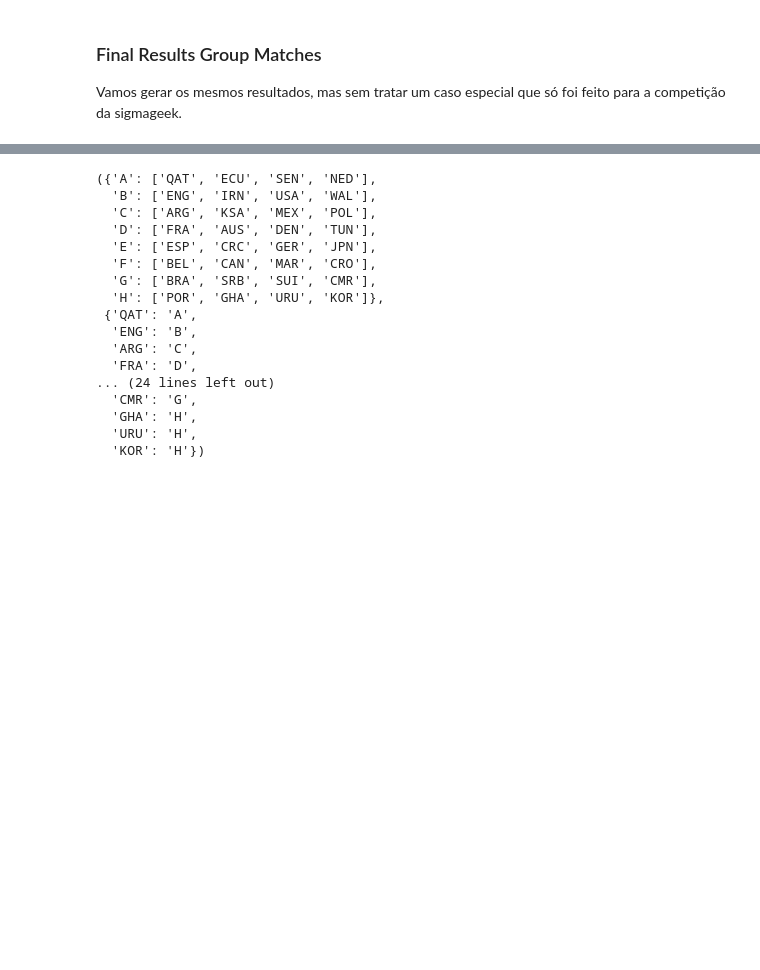
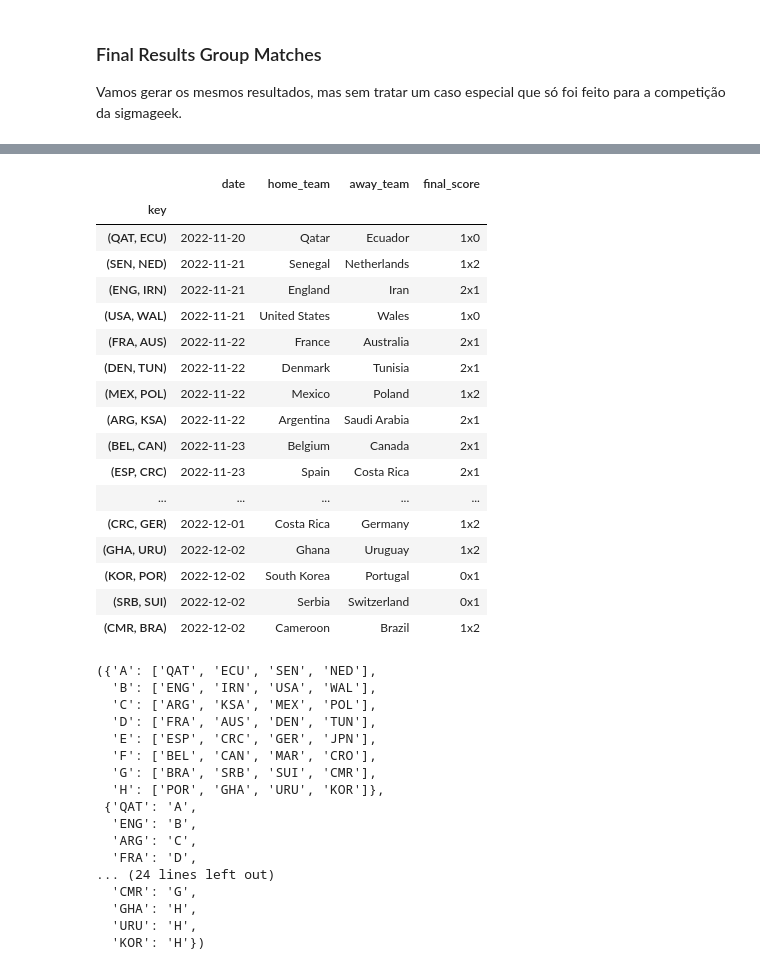
Before and after one commit to lgabs/copa22-forecast, a Jupyter notebook: code/model/Model GBDTs.ipynb, the cells around one changed output, grey strips where cells are left out. Cells and saved outputs as stored; diff of their text form; code cells hidden in the pictures; blank space fills up the shorter version.

```diff
--- a/code/model/Model GBDTs.ipynb
+++ b/code/model/Model GBDTs.ipynb
@@ -1279,6 +1279,27 @@ df_groupmatches_results
 | (KOR, POR) | 2022-12-02 | South Korea | Portugal | -1 | 1 | 1 | 0 | ... |
 | (SRB, SUI) | 2022-12-02 | Serbia | Switzerland | -1 | 1 | 1 | 0 | ... |
 | (CMR, BRA) | 2022-12-02 | Cameroon | Brazil | -1 | 1 | 2 | -1 | ... |
+# %%
+df_groupmatches_results[['date', 'home_team', 'away_team', 'final_score']]
+# %% [output]
+|  | date | home_team | away_team | final_score |
+| key |  |  |  |  |
+| (QAT, ECU) | 2022-11-20 | Qatar | Ecuador | 1x0 |
+| (SEN, NED) | 2022-11-21 | Senegal | Netherlands | 1x2 |
+| (ENG, IRN) | 2022-11-21 | England | Iran | 2x1 |
+| (USA, WAL) | 2022-11-21 | United States | Wales | 1x0 |
+| (FRA, AUS) | 2022-11-22 | France | Australia | 2x1 |
+| (DEN, TUN) | 2022-11-22 | Denmark | Tunisia | 2x1 |
+| (MEX, POL) | 2022-11-22 | Mexico | Poland | 1x2 |
+| (ARG, KSA) | 2022-11-22 | Argentina | Saudi Arabia | 2x1 |
+| (BEL, CAN) | 2022-11-23 | Belgium | Canada | 2x1 |
+| (ESP, CRC) | 2022-11-23 | Spain | Costa Rica | 2x1 |
+| ... | ... | ... | ... | ... |
+| (CRC, GER) | 2022-12-01 | Costa Rica | Germany | 1x2 |
+| (GHA, URU) | 2022-12-02 | Ghana | Uruguay | 1x2 |
+| (KOR, POR) | 2022-12-02 | South Korea | Portugal | 0x1 |
+| (SRB, SUI) | 2022-12-02 | Serbia | Switzerland | 0x1 |
+| (CMR, BRA) | 2022-12-02 | Cameroon | Brazil | 1x2 |
 # %%
 df_groupmatches_results.to_csv(f"predictions/submission_full_columns.csv")
 # %%
```
Also changed, not shown: 2 other files.
